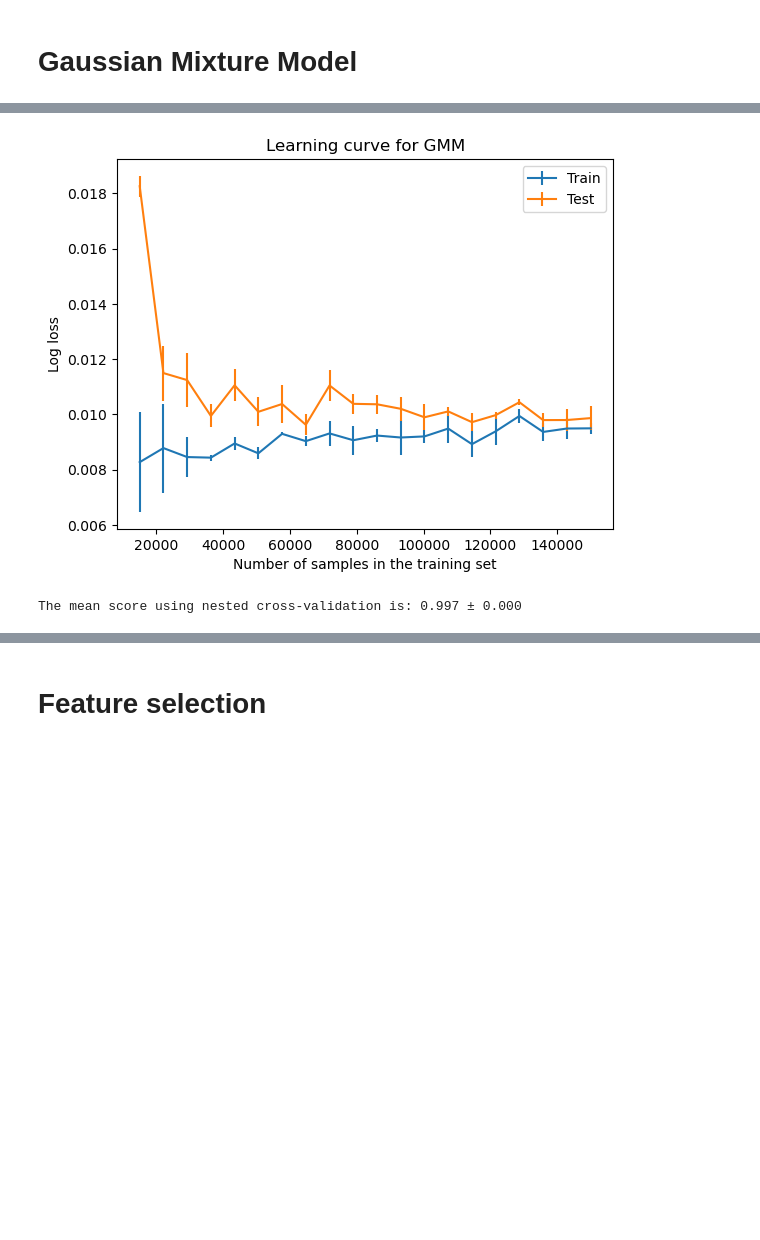
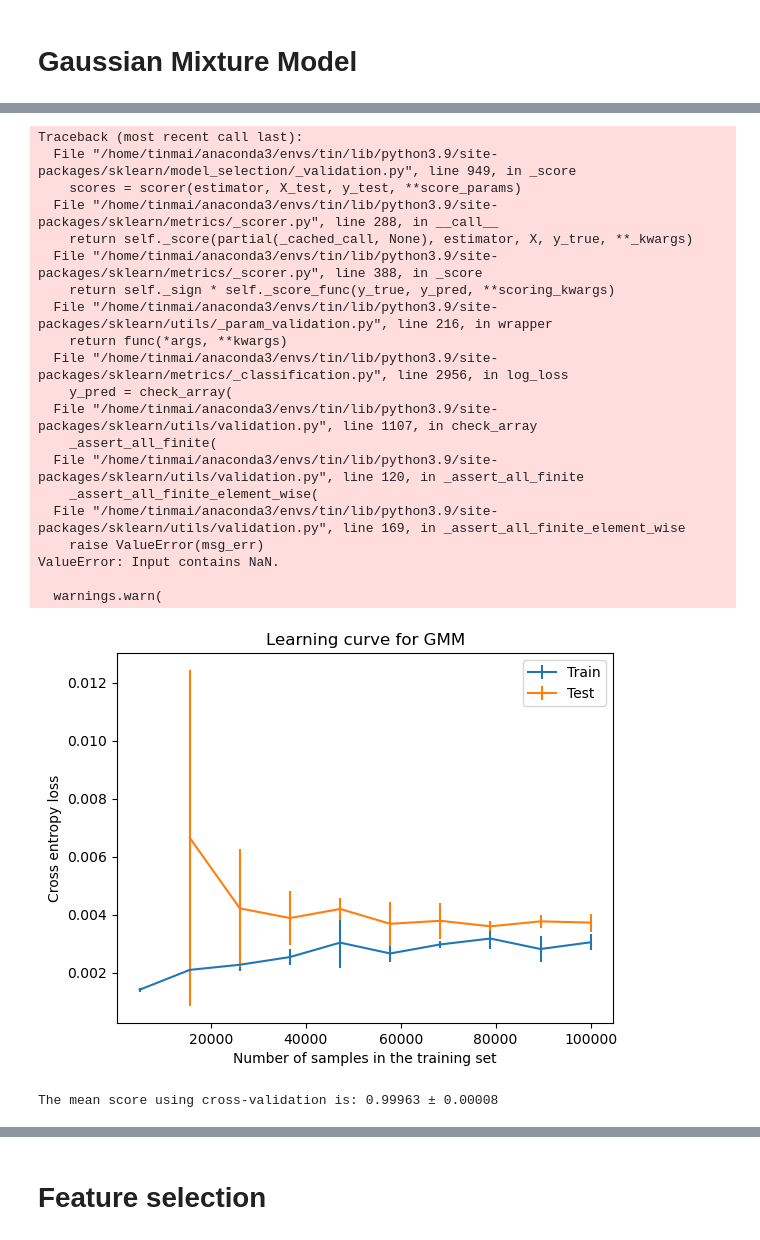
Before and after one commit to anacecilialr1/ML-Repository, a Jupyter notebook: model_GMM.ipynb, the cells around one changed output, grey strips where cells are left out. Saved outputs shown, nothing was run; the diff lists cells and outputs as text; code cells hidden in the pictures; blank space fills up the shorter version.

```diff
--- a/model_GMM.ipynb
+++ b/model_GMM.ipynb
@@ -49,7 +45,7 @@ Name: count, dtype: int64
 # %%
 import numpy as np
 
-data['sinb'] = np.sin(data['b'])
-data['uwe'] = np.sqrt(data['astrometric_chi2_al']/(data['astrometric_n_good_obs_al'] - 5))
-data['relvarg'] = np.sqrt(data['phot_g_n_obs']/data['phot_g_mean_flux_over_error'])
+data['sinb'] = np.sin(np.deg2rad(data['b']))
+data['uwe'] = np.sqrt(68.9230887591479data['astrometric_chi2_al']/(data['astrometric_n_good_obs_al'] - 5))
+data['relvarg'] = np.sqrt(data['phot_g_n_obs'])/data['phot_g_mean_flux_over_error']
 # %%
@@ -80,9 +109,12 @@ features.values.shape
 # %%
 from sklearn.preprocessing import StandardScaler
 
-scaler=StandardScaler().fit(features)
-scaled_features=scaler.transform(features)
-feature_names = scaler.feature_names_in_
+scaler=StandardScaler().fit(X_train)
+X_train=scaler.transform(X_train)
+
+X_test=StandardScaler().fit(X_test).transform(X_test)
+
+# feature_names = scaler.feature_names_in_
 # %%
 import numpy as np
 from sklearn.datasets import make_classification
@@ -91,7 +123,7 @@ from sklearn.mixture import GaussianMixture
 from sklearn.metrics import accuracy_score
 
 # Split data into training and test sets
-X_train_val, X_test, y_train_val, y_test = train_test_split(scaled_features, label, test_size=0.5, random_state=42)
+# X_train_val, X_test, y_train_val, y_test = train_test_split(scaled_features, label, test_size=0.5, random_state=42)
 
-X_train, X_val, y_train, y_val = train_test_split(X_train_val, y_train_val, test_size = 0.5, random_state=42)
+# X_train, X_val, y_train, y_val = train_test_split(X_train_val, y_train_val, test_size = 0.5, random_state=42)
 # %%
@@ -114,3 +146,12 @@ gmm = GMMClassifier()
 from sklearn.utils.estimator_checks import check_estimator
 
 # check_estimator(GMMClassifier())
+# %%
+from sklearn.model_selection import GridSearchCV
+
+clf = GMMClassifier(random_state=42)
+param = {'n_components': np.arange(2,35),
+    'covariance_type': ['full', 'tied', 'diag', 'spherical'],
+    'prob_scale':np.arange(1,5)}
+search = GridSearchCV(clf, param, scoring = 'neg_log_loss', cv=3, n_jobs=8)
+search.fit(X_train, y_train)
@@ -148,17 +190,38 @@ disp.ax_.set(
 # %%
 from sklearn.model_selection import LearningCurveDisplay
 
 display = LearningCurveDisplay.from_estimator(
-    GMMClassifier(n_components = 18, covariance_type='full', random_state=42),
-    X_train_val,
-    y_train_val,
-    train_sizes=np.linspace(0.1,1,num = 20),
+    GMMClassifier(n_components = 14, covariance_type='full', prob_scale = 3, random_state=42),
+    X_train,
+    y_train,
+    train_sizes=np.linspace(0.05,1,num = 10),
     cv=3,
     scoring = 'neg_log_loss',
     negate_score=True,  # to use when metric starts with "neg_"
+    score_name = 'Cross entropy loss',
     std_display_style="errorbar",
-    n_jobs=2,
+    n_jobs=4,
 )
 _ = display.ax_.set(title="Learning curve for GMM")
 # %% [output]
+Traceback (most recent call last):
+  File "/home/tinmai/anaconda3/envs/tin/lib/python3.9/site-packages/sklearn/model_selection/_validation.py", line 949, in _score
+    scores = scorer(estimator, X_test, y_test, **score_params)
+  File "/home/tinmai/anaconda3/envs/tin/lib/python3.9/site-packages/sklearn/metrics/_scorer.py", line 288, in __call__
+    return self._score(partial(_cached_call, None), estimator, X, y_true, **_kwargs)
+  File "/home/tinmai/anaconda3/envs/tin/lib/python3.9/site-packages/sklearn/metrics/_scorer.py", line 388, in _score
+    return self._sign * self._score_func(y_true, y_pred, **scoring_kwargs)
+  File "/home/tinmai/anaconda3/envs/tin/lib/python3.9/site-packages/sklearn/utils/_param_validation.py", line 216, in wrapper
+    return func(*args, **kwargs)
+  File "/home/tinmai/anaconda3/envs/tin/lib/python3.9/site-packages/sklearn/metrics/_classification.py", line 2956, in log_loss
+    y_pred = check_array(
+  File "/home/tinmai/anaconda3/envs/tin/lib/python3.9/site-packages/sklearn/utils/validation.py", line 1107, in check_array
+    _assert_all_finite(
+  File "/home/tinmai/anaconda3/envs/tin/lib/python3.9/site-packages/sklearn/utils/validation.py", line 120, in _assert_all_finite
+    _assert_all_finite_element_wise(
+  File "/home/tinmai/anaconda3/envs/tin/lib/python3.9/site-packages/sklearn/utils/validation.py", line 169, in _assert_all_finite_element_wise
+    raise ValueError(msg_err)
+ValueError: Input contains NaN.
+
+  warnings.warn(
-[figure, old version]
+[figure, new version]
@@ -167,11 +228,12 @@ classifier = GMMClassifier(n_components=18, covariance_type='full', random_state
 # %%
 from sklearn.model_selection import cross_val_score
 
-val_score = cross_val_score(classifier, X_train_val, y_train_val, cv=3, n_jobs=2)
+classifier = GMMClassifier(n_components=14, covariance_type='full', prob_scale = 3, random_state=42)
+val_score = cross_val_score(classifier, X_train, y_train, cv=3, n_jobs=4)
 print(
-    "The mean score using nested cross-validation is: "
-    f"{val_score.mean():.3f} ± {val_score.std():.3f}"
+    "The mean score using cross-validation is: "
+    f"{val_score.mean():.5f} ± {val_score.std():.5f}"
 )
 # %% [output]
-The mean score using nested cross-validation is: 0.997 ± 0.000
+The mean score using cross-validation is: 0.99963 ± 0.00008
 # %%
```
Also changed, not shown: parts of 31 cells of this notebook.
